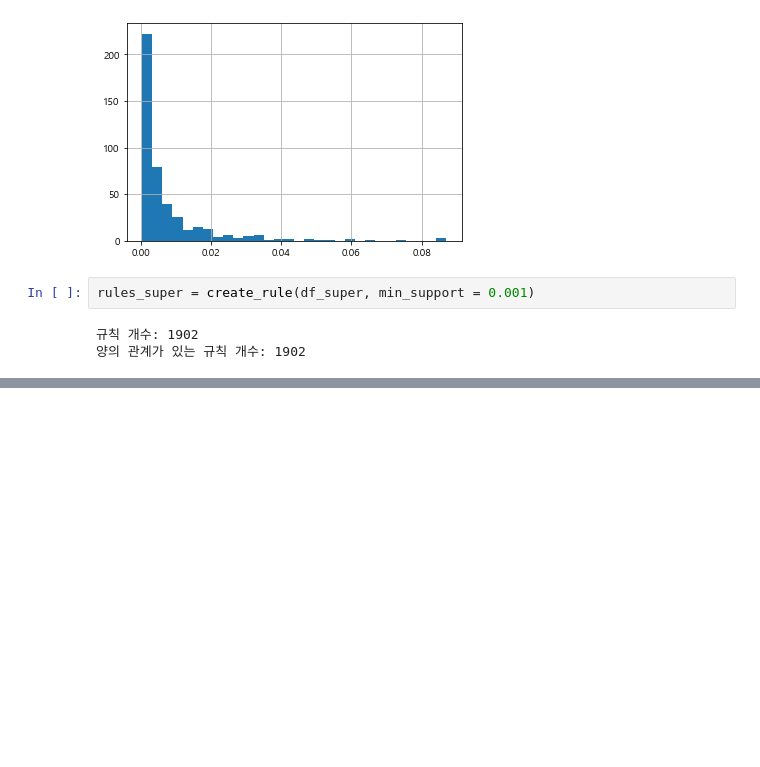
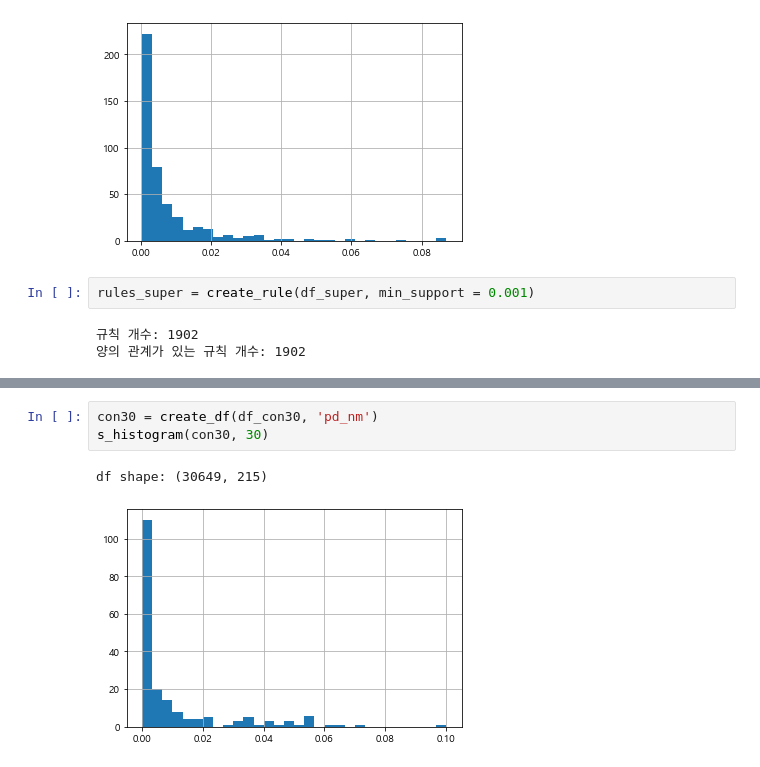
Before and after one commit to HYOJUNG08/RI_E5_1, a Jupyter notebook: ARM_not_clustering.ipynb, the cells around one changed output, grey strips where cells are left out. Drawn from its saved outputs; the diff is of its cells as text; blank space fills up the shorter version.

```diff
--- a/ARM_not_clustering.ipynb
+++ b/ARM_not_clustering.ipynb
@@ -577,0 +628,6 @@ ante(rules_super, '즉석죽')
+# %%
+con30 = create_df(df_con30, 'pd_nm')
+s_histogram(con30, 30)
+# %% [output]
+df shape: (30649, 215)
+[figure, added]
```
Also changed, not shown: parts of 32 cells of this notebook.
